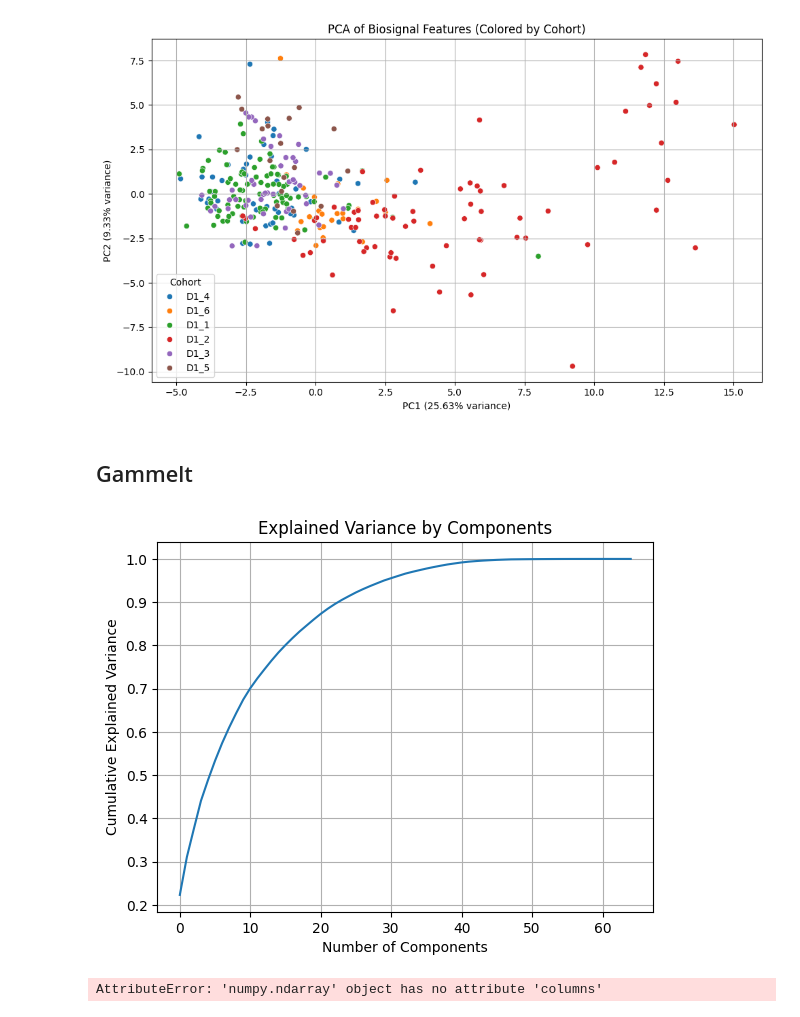
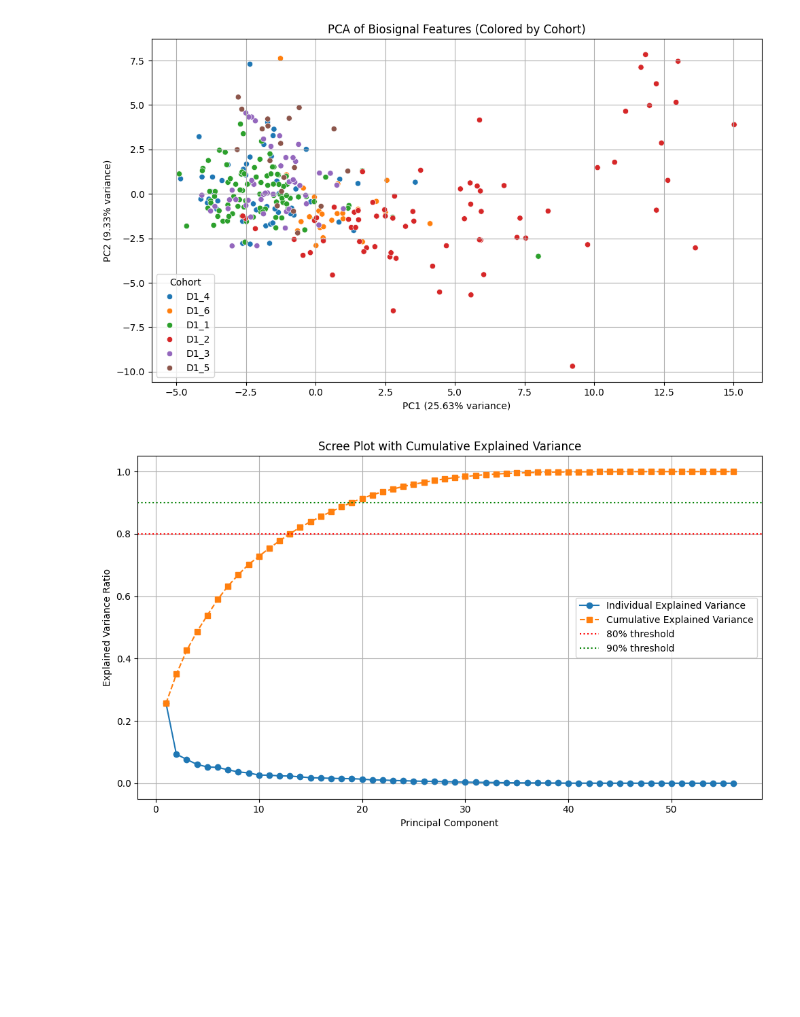
Before and after one commit to BjarkeErichsen/unsupervised-cda-proj-2, a Jupyter notebook: case2_A.ipynb, the cells around one changed output. Saved outputs shown, nothing was run; the diff lists cells and outputs as text; code cells hidden in the pictures; blank space fills up the shorter version.

```diff
--- a/case2_A.ipynb
+++ b/case2_A.ipynb
@@ -100,36 +97,26 @@ plt.tight_layout()
 plt.show()
 # %% [output]
 [figure]
-# %% [markdown]
-## Gammelt
-# %%
-from sklearn.decomposition import PCA
-import matplotlib.pyplot as plt
-import numpy as np
-
-# Fit PCA
-pca = PCA()
-X_pca = pca.fit_transform(X_scaled)
-
-# Scree plot
-plt.plot(np.cumsum(pca.explained_variance_ratio_))
-plt.xlabel('Number of Components')
-plt.ylabel('Cumulative Explained Variance')
-plt.title('Explained Variance by Components')
-plt.grid(True)
-plt.show()
-# %% [output]
-[figure, removed]
-# %%
-# Loadings (eigenvectors)
-loadings = pd.DataFrame(pca.components_.T,
-                        columns=[f'PC{i+1}' for i in range(X.shape[1])],
-                        index=X_scaled.columns)
-
-# Scores (transformed data)
-scores = pd.DataFrame(X_pca, columns=[f'PC{i+1}' for i in range(X.shape[1])])
-# %% [output]
-AttributeError: 'numpy.ndarray' object has no attribute 'columns'
+# %%
+cumulative_variance = full_pca.explained_variance_ratio_.cumsum()
+
+# Plot both explained variance and cumulative explained variance
+plt.figure(figsize=(10, 6))
+plt.plot(range(1, len(full_pca.explained_variance_ratio_) + 1),
+         full_pca.explained_variance_ratio_, marker='o', label='Individual Explained Variance')
+plt.plot(range(1, len(cumulative_variance) + 1),
+         cumulative_variance, marker='s', linestyle='--', label='Cumulative Explained Variance')
+plt.axhline(y=0.80, color='r', linestyle=':', label='80% threshold')
+plt.axhline(y=0.90, color='g', linestyle=':', label='90% threshold')
+plt.title('Scree Plot with Cumulative Explained Variance')
+plt.xlabel('Principal Component')
+plt.ylabel('Explained Variance Ratio')
+plt.legend(loc='best')
+plt.grid(True)
+plt.tight_layout()
+plt.show()
+# %% [output]
+[figure, added]
 # %%
 from sklearn.decomposition import SparsePCA
 
```
Also changed, not shown: parts of 8 cells of this notebook.
